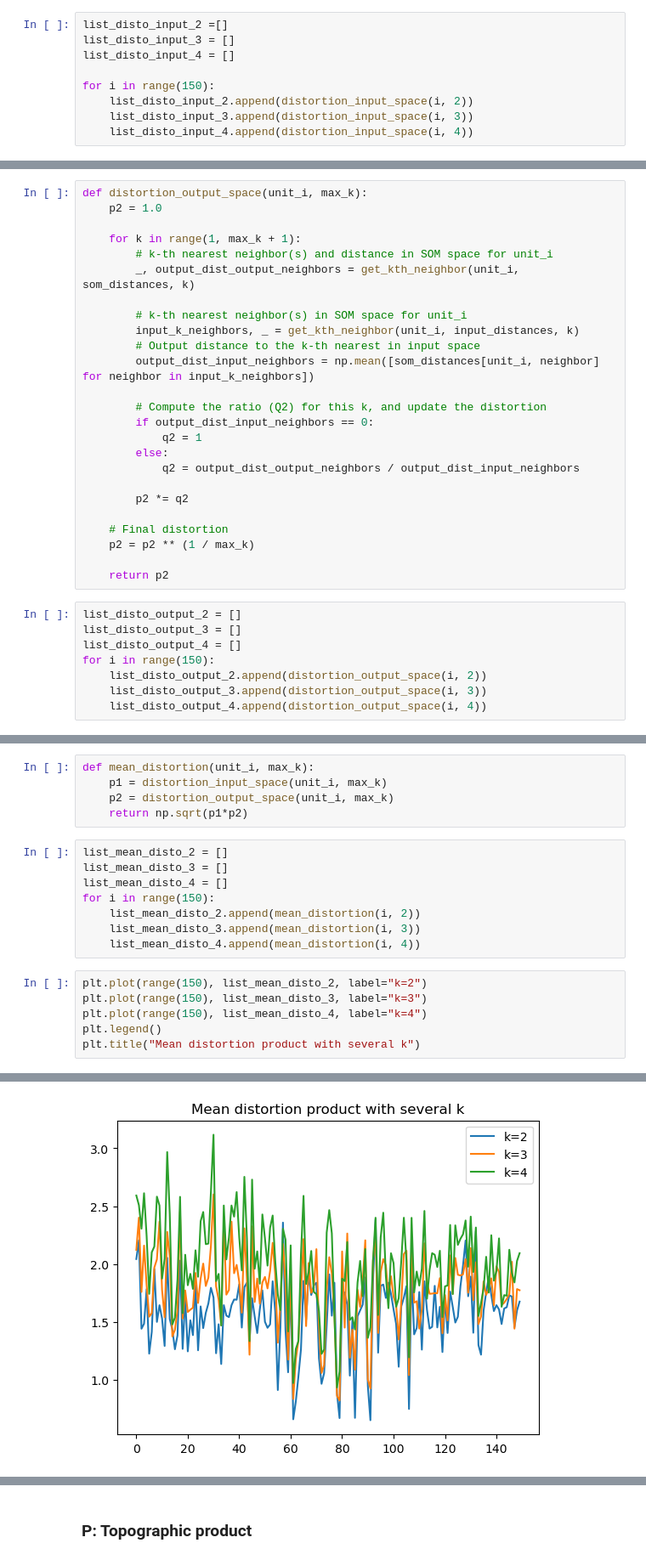
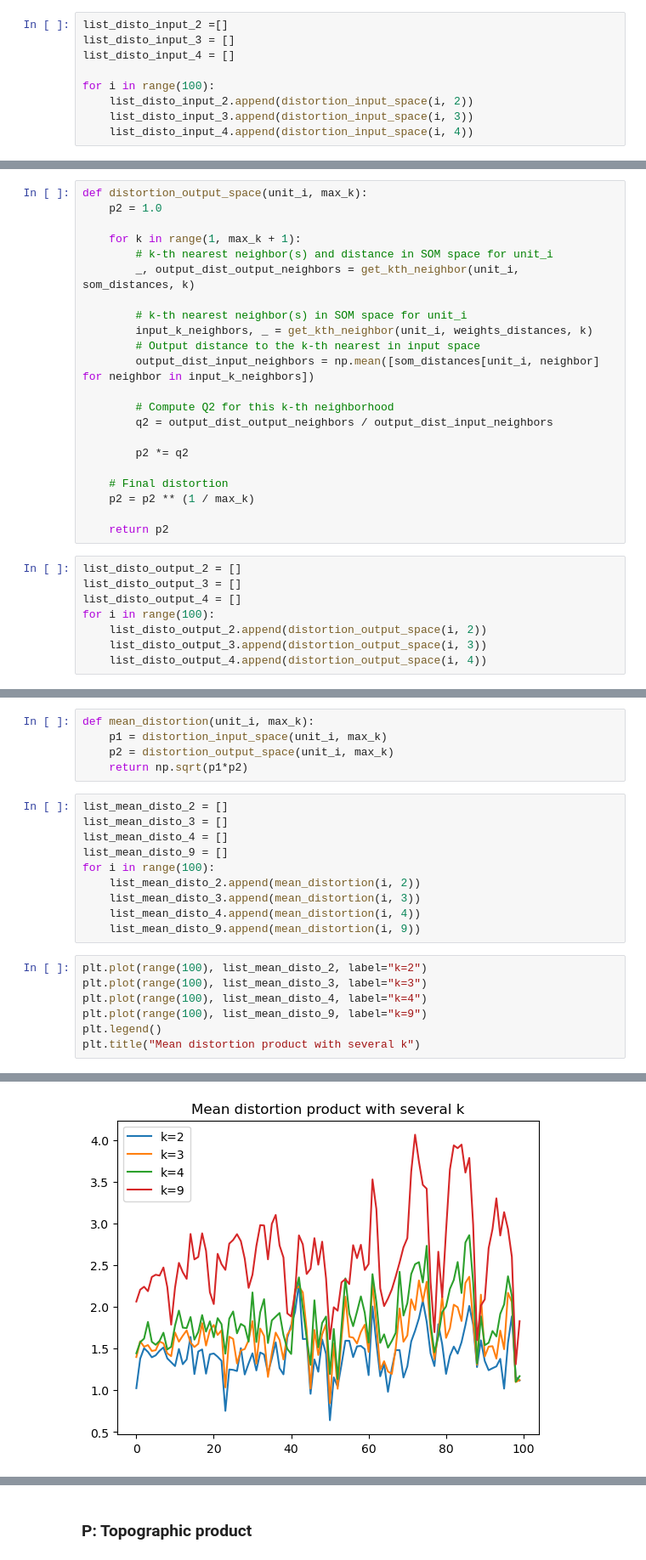
Before and after one commit to Jean-BaptisteCellier/SOM_TopographicProduct, a Jupyter notebook: coding_assignment.ipynb, the cells around one changed output, grey strips where cells are left out. Shown: that part at 85% size. Saved outputs shown, nothing was run; the diff lists cells and outputs as text.

Commit message:
Fixed distortion functions and added comments

```diff
--- a/coding_assignment.ipynb
+++ b/coding_assignment.ipynb
@@ -166,7 +188,7 @@ list_disto_input_2 =[]
 list_disto_input_3 = []
 list_disto_input_4 = []
 
-for i in range(150):
+for i in range(100):
     list_disto_input_2.append(distortion_input_space(i, 2))
     list_disto_input_3.append(distortion_input_space(i, 3))
     list_disto_input_4.append(distortion_input_space(i, 4))
@@ -203,15 +227,12 @@ def distortion_output_space(unit_i, max_k):
         _, output_dist_output_neighbors = get_kth_neighbor(unit_i, som_distances, k)
 
         # k-th nearest neighbor(s) in SOM space for unit_i
-        input_k_neighbors, _ = get_kth_neighbor(unit_i, input_distances, k)
+        input_k_neighbors, _ = get_kth_neighbor(unit_i, weights_distances, k)
         # Output distance to the k-th nearest in input space
         output_dist_input_neighbors = np.mean([som_distances[unit_i, neighbor] for neighbor in input_k_neighbors])
 
-        # Compute the ratio (Q2) for this k, and update the distortion
-        if output_dist_input_neighbors == 0:
-            q2 = 1
-        else:
-            q2 = output_dist_output_neighbors / output_dist_input_neighbors
+        # Compute Q2 for this k-th neighborhood
+        q2 = output_dist_output_neighbors / output_dist_input_neighbors
 
         p2 *= q2
 
@@ -223,7 +244,7 @@ def distortion_output_space(unit_i, max_k):
 list_disto_output_2 = []
 list_disto_output_3 = []
 list_disto_output_4 = []
-for i in range(150):
+for i in range(100):
     list_disto_output_2.append(distortion_output_space(i, 2))
     list_disto_output_3.append(distortion_output_space(i, 3))
     list_disto_output_4.append(distortion_output_space(i, 4))
@@ -252,16 +275,19 @@ def mean_distortion(unit_i, max_k):
 list_mean_disto_2 = []
 list_mean_disto_3 = []
 list_mean_disto_4 = []
-for i in range(150):
+list_mean_disto_9 = []
+for i in range(100):
     list_mean_disto_2.append(mean_distortion(i, 2))
     list_mean_disto_3.append(mean_distortion(i, 3))
     list_mean_disto_4.append(mean_distortion(i, 4))
+    list_mean_disto_9.append(mean_distortion(i, 9))
 # %%
-plt.plot(range(150), list_mean_disto_2, label="k=2")
-plt.plot(range(150), list_mean_disto_3, label="k=3")
-plt.plot(range(150), list_mean_disto_4, label="k=4")
+plt.plot(range(100), list_mean_disto_2, label="k=2")
+plt.plot(range(100), list_mean_disto_3, label="k=3")
+plt.plot(range(100), list_mean_disto_4, label="k=4")
+plt.plot(range(100), list_mean_disto_9, label="k=9")
 plt.legend()
 plt.title("Mean distortion product with several k")
 # %% [output]
 Text(0.5, 1.0, 'Mean distortion product with several k')
-[figure, old version]
+[figure, new version]
```
Also changed, not shown: parts of 20 cells of this notebook.
